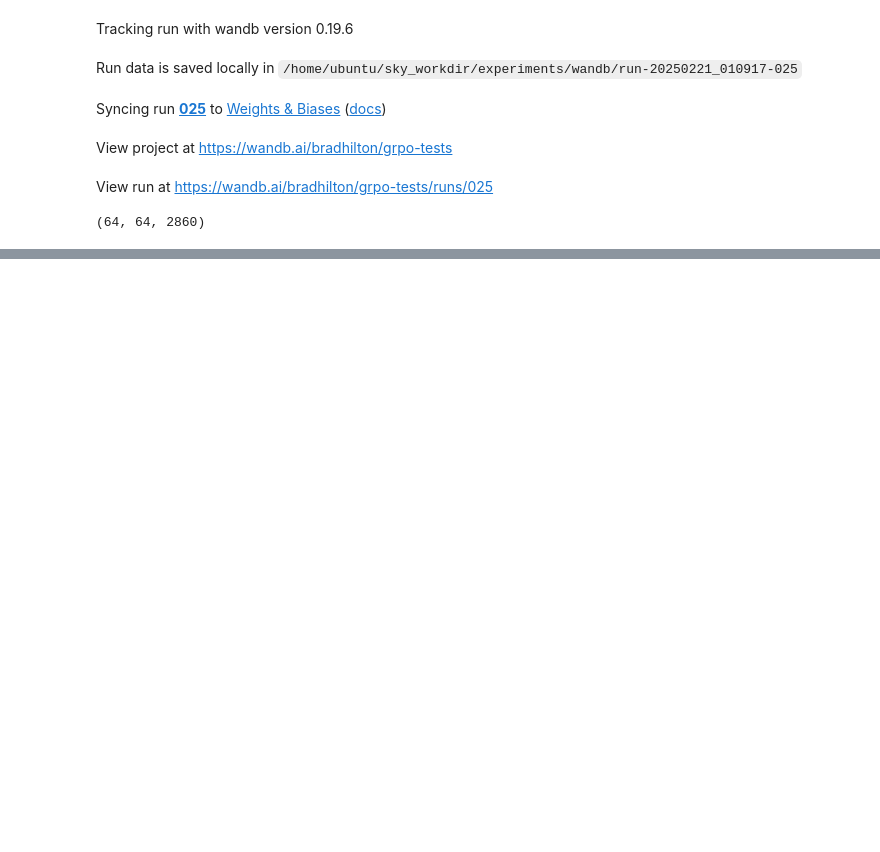
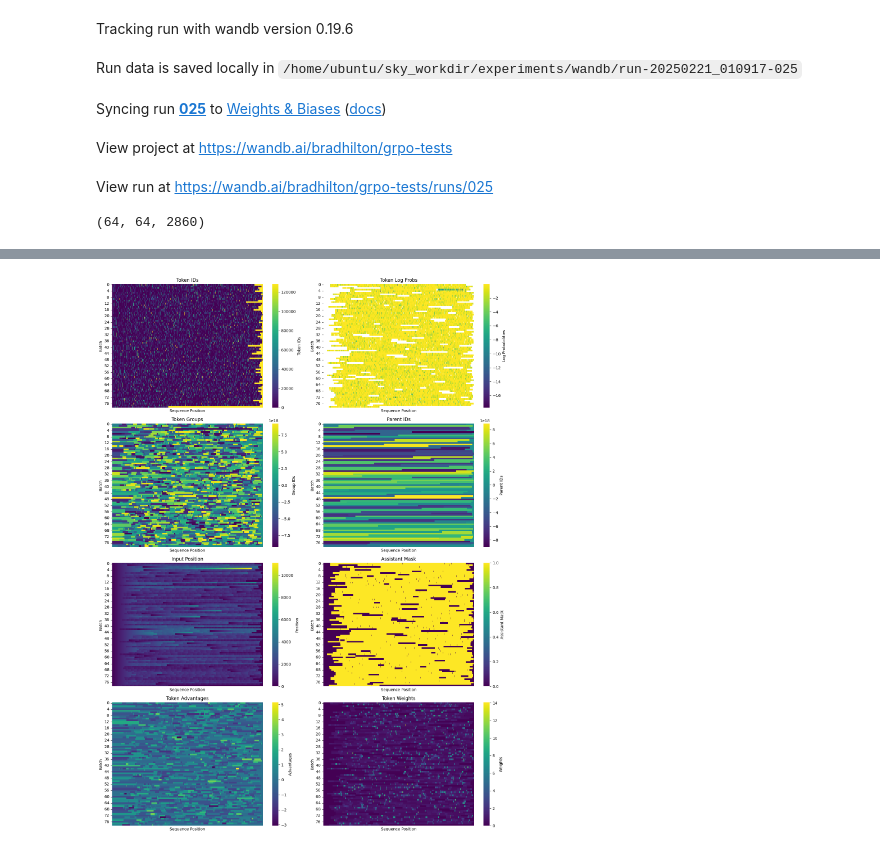
Before and after one commit to bradhilton/rl-experiments, a Jupyter notebook: experiments/025-clipping.ipynb, the cells around one changed output, grey strips where cells are left out. Saved outputs shown, nothing was run; the diff lists cells and outputs as text; code cells hidden in the pictures; blank space fills up the shorter version.

```diff
--- a/experiments/025-clipping.ipynb
+++ b/experiments/025-clipping.ipynb
@@ -244,0 +271,12 @@ INFO 02-21 01:09:59 weight_utils.py:252] Using model weights format ['*.safetens
+# %%
+packed_tensors = packed_tensors_from_tokenized_results(
+    tokenized_results,
+    seq_len=seq_len,
+    pad_token_id=tokenizer.pad_token_id,  # type: ignore
+)
+if verbosity == 2:
+    plot_packed_tensors(packed_tensors)
+else:
+    print(f"Packed tensors into {packed_tensors["tokens"].size()} shape")
+# %% [output]
+[figure, added]
```
Also changed, not shown: parts of 2 cells of this notebook, 1 other file.
